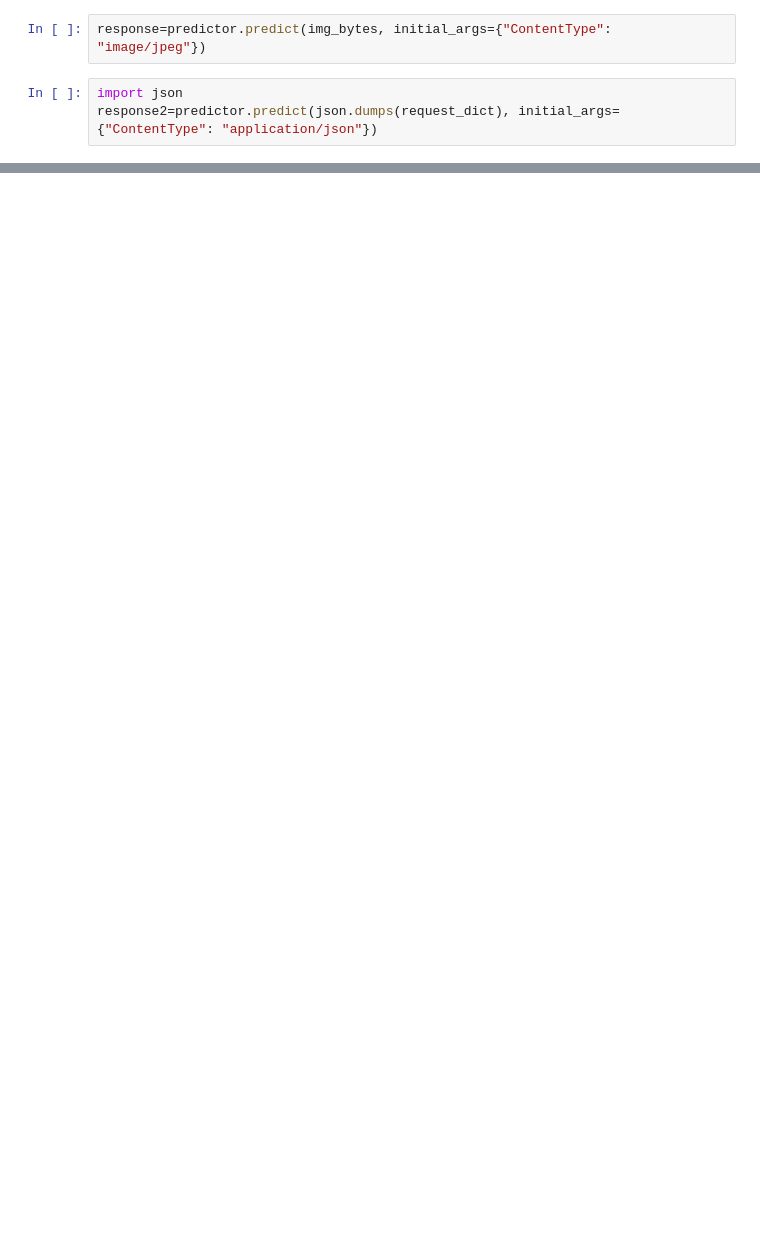
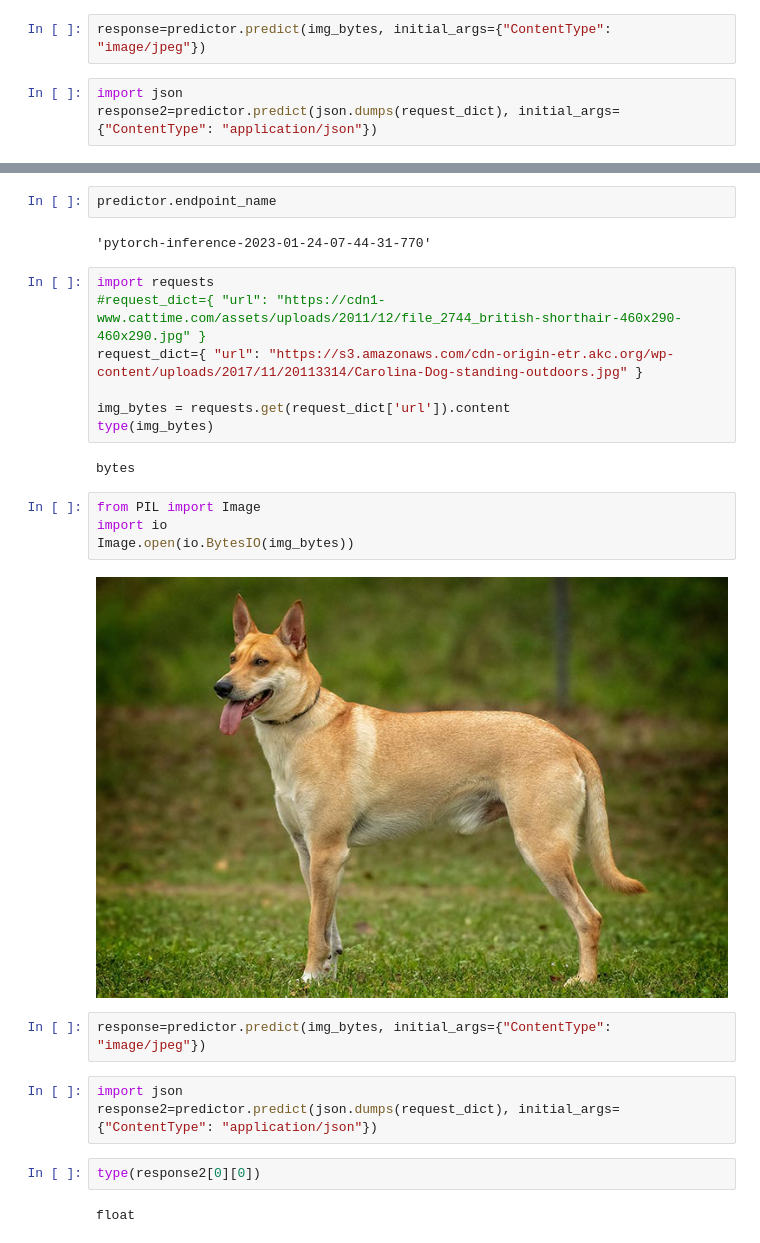
Before and after one commit to mmuchsin/operationalizing-ml-project, a Jupyter notebook: train_and_deploy-solution.ipynb, the cells around one changed output, grey strips where cells are left out. Saved outputs shown, nothing was run; the diff lists cells and outputs as text; blank space fills up the shorter version.

Commit message:
finished multi instances -> endpoint

```diff
--- a/train_and_deploy-solution.ipynb
+++ b/train_and_deploy-solution.ipynb
@@ -226,0 +384,28 @@ np.argmax(response, 1)
+# %%
+predictor.endpoint_name
+# %% [output]
+'pytorch-inference-2023-01-24-07-44-31-770'
+# %%
+import requests
+#request_dict={ "url": "https://cdn1-www.cattime.com/assets/uploads/2011/12/file_2744_british-shorthair-460x290-460x290.jpg" }
+request_dict={ "url": "https://s3.amazonaws.com/cdn-origin-etr.akc.org/wp-content/uploads/2017/11/20113314/Carolina-Dog-standing-outdoors.jpg" }
+
+img_bytes = requests.get(request_dict['url']).content
+type(img_bytes)
+# %% [output]
+bytes
+# %%
+from PIL import Image
+import io
+Image.open(io.BytesIO(img_bytes))
+# %% [output]
+[figure, added]
+# %%
+response=predictor.predict(img_bytes, initial_args={"ContentType": "image/jpeg"})
+# %%
+import json
+response2=predictor.predict(json.dumps(request_dict), initial_args={"ContentType": "application/json"})
+# %%
+type(response2[0][0])
+# %% [output]
+float
```
Also changed, not shown: parts of 31 cells of this notebook.
